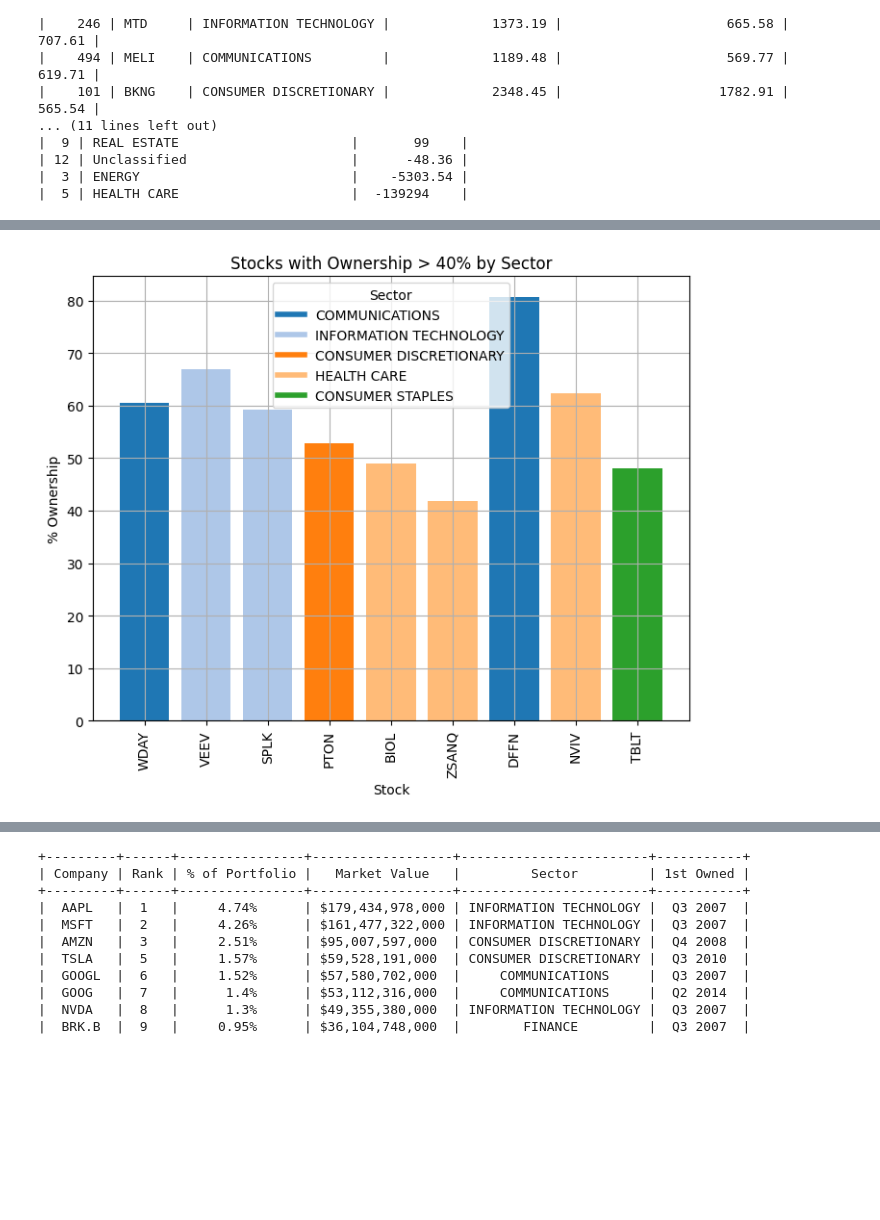
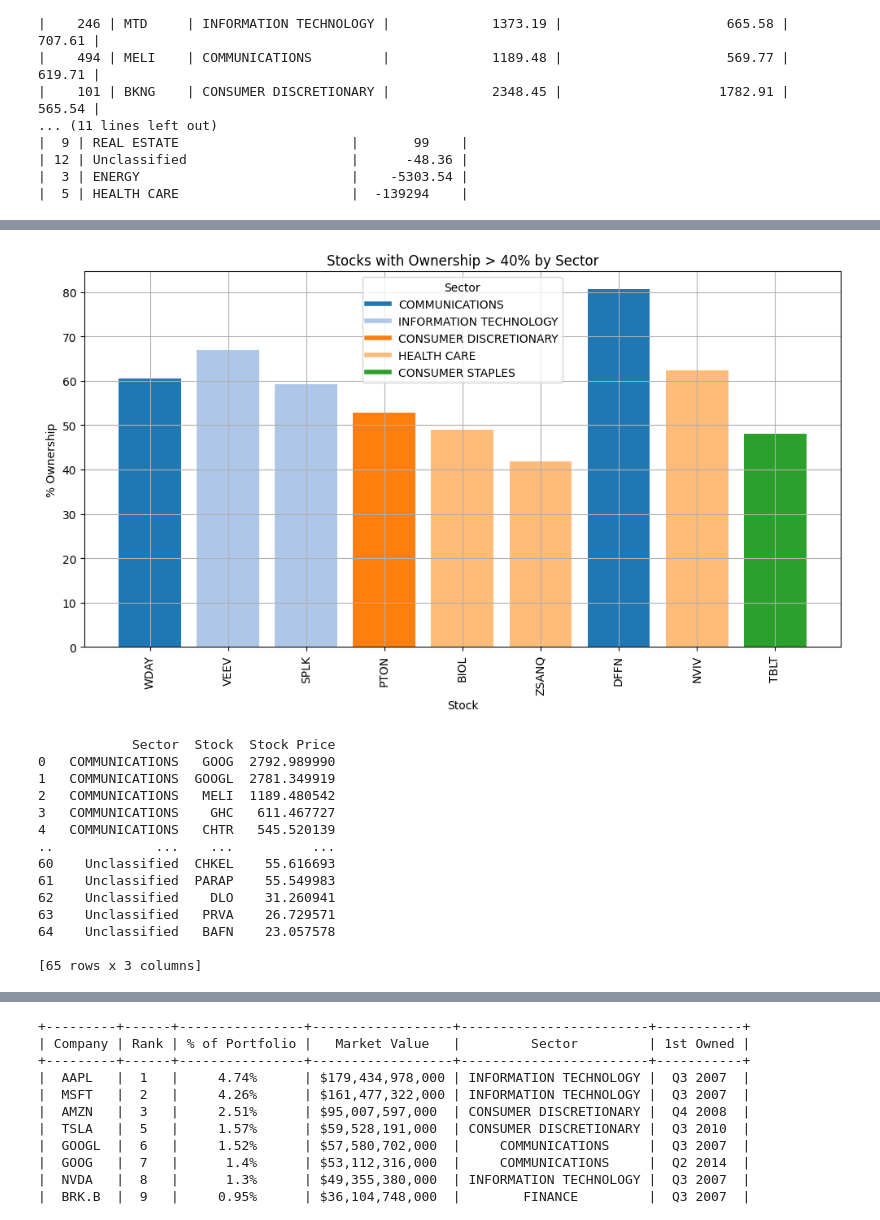
Before and after one commit to Kostya22B/CVUT_FEL, a Jupyter notebook: 4_semester/ZDA/ZDA_sem_work.ipynb, the cells around one changed output, grey strips where cells are left out. Drawn from its saved outputs; the diff is of its cells as text; code cells hidden in the pictures; blank space fills up the shorter version.

```diff
--- a/4_semester/ZDA/ZDA_sem_work.ipynb
+++ b/4_semester/ZDA/ZDA_sem_work.ipynb
@@ -228,7 +244,7 @@ top_ownership_companies = blk_stocks_2022.nlargest(10, '% Ownership')[['Stock',
 top_companies_by_sector = blk_stocks_2022.groupby('Sector').apply(lambda x: x.nlargest(5, '% Ownership')).reset_index(drop=True)
 
 # Building
-fig, ax = plt.subplots(figsize=(10, 8))
+fig, ax = plt.subplots(figsize=(15, 8))
 
 # Clustered column diagram
 for sector in top_companies_by_sector['Sector'].unique():
@@ -252,32 +268,55 @@ table_data = [
     [row['Number'],row['Stock'], f"${row['Market Value']:,.0f}", f"{row['% Ownership']:.2f}%", row['Sector']]
     for _, row in high_ownership_companies.iterrows()
 ]
 
 # tabulate table
 headers = ['Number','Stock', 'Market Value', '% of Portfolio', 'Sector']
 # print(tabulate(table_data, headers=headers, tablefmt='pretty'))
 
 sectors = high_ownership_companies['Sector'].unique()
 colors = plt.cm.tab20.colors  # Использование набора цветов
 
 # Создание цветовой карты для секторов
 sector_color_map = {sector: colors[i % len(colors)] for i, sector in enumerate(sectors)}
 
 # Построение столбчатой диаграммы
-plt.figure(figsize=(8, 6))
+plt.figure(figsize=(12, 6))
 bars = plt.bar(high_ownership_companies['Stock'], high_ownership_companies['% Ownership'],
                color=[sector_color_map[sector] for sector in high_ownership_companies['Sector']])
 
 # Добавление легенды
 legend_labels = [plt.Line2D([0], [0], color=sector_color_map[sector], lw=4) for sector in sectors]
 plt.legend(legend_labels, sectors, title="Sector")
 
 # Настройка графика
 plt.xlabel('Stock')
 plt.ylabel('% Ownership')
 plt.title('Stocks with Ownership > 40% by Sector')
 plt.xticks(rotation=90)
 plt.grid(True)
 plt.show()
 # %% [output]
-[figure, old version]
+[figure, new version]
+# %%
+blk_stocks_2022['Stock Price'] = blk_stocks_2022['Market Value'] / blk_stocks_2022['Shares Held or Principal Amt']
+
+# Фильтрация данных для определения топ-5 акций в каждом секторе
+top_companies_by_sector = blk_stocks_2022.groupby('Sector').apply(lambda x: x.nlargest(5, 'Stock Price')).reset_index(drop=True)
+
+# Печать результата для проверки
+print(top_companies_by_sector[['Sector', 'Stock', 'Stock Price']])
+# %% [output]
+            Sector  Stock  Stock Price
+0   COMMUNICATIONS   GOOG  2792.989990
+1   COMMUNICATIONS  GOOGL  2781.349919
+2   COMMUNICATIONS   MELI  1189.480542
+3   COMMUNICATIONS    GHC   611.467727
+4   COMMUNICATIONS   CHTR   545.520139
+..             ...    ...          ...
+60    Unclassified  CHKEL    55.616693
+61    Unclassified  PARAP    55.549983
+62    Unclassified    DLO    31.260941
+63    Unclassified   PRVA    26.729571
+64    Unclassified   BAFN    23.057578
+
+[65 rows x 3 columns]
```
Also changed, not shown: parts of 8 cells of this notebook.
